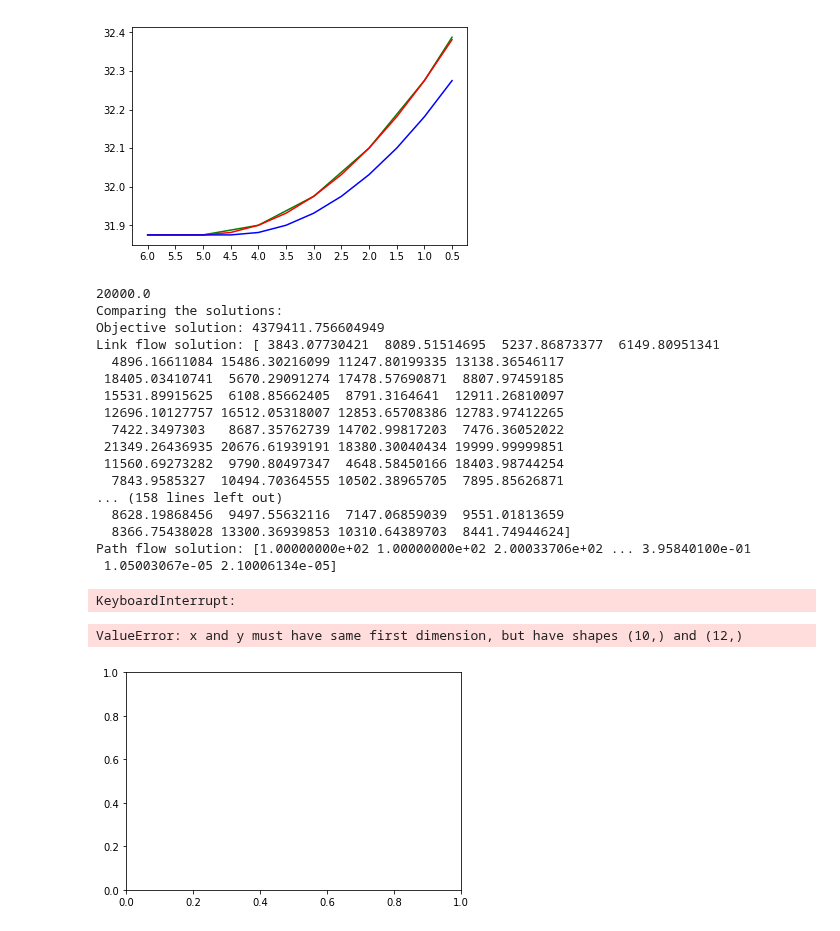
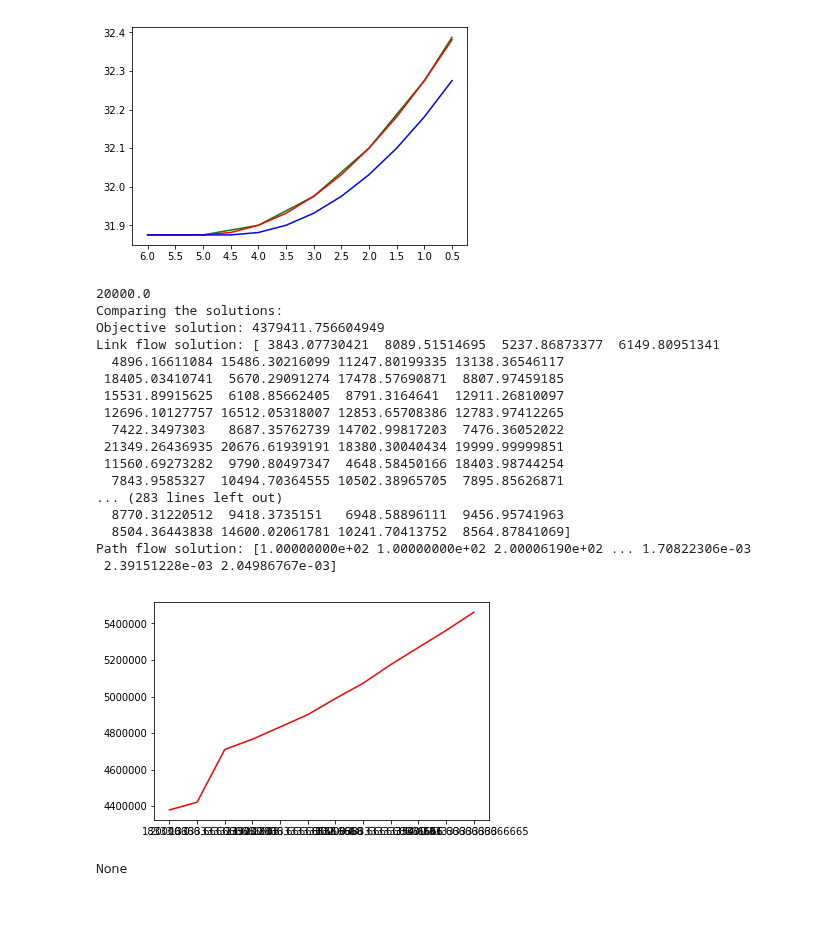
Before and after one commit to TheoCabannes/Traffic_network_framework, a Jupyter notebook: find_feasible.ipynb, the cells around one changed output. Saved outputs shown, nothing was run; the diff lists cells and outputs as text; code cells hidden in the pictures.

```diff
--- a/find_feasible.ipynb
+++ b/find_feasible.ipynb
@@ -267,7 +267,7 @@ u_old = u_old * 50000
 # path_flow_matrix_old, tt_f_old, delta, route2od = Frank_Wolf_solver.Frank_Wolf_solver(graph, demand, eps, nb_iter, -1)
 # f_old = delta.T @ path_flow_matrix_old
 
-nb_point = 10
+nb_point = 12
 # obj_feas = np.zeros(nb_point)
 obj_sol = np.zeros(nb_point)
 cap_array = np.zeros(nb_point)
@@ -282,8 +282,6 @@ for cap_tmp in range(nb_point):
     u = u_old.copy()
     u[27] = cap
     u[42] = cap
-    if cap <= 4000:
-        break
     # path_flow_matrix, tt_f, delta, route2od = Frank_Wolf_solver.Frank_Wolf_solver(graph, demand, eps, nb_iter, c)
     # delta = delta.T
     # f = delta @ path_flow_matrix
@@ -294,7 +292,19 @@ for cap_tmp in range(nb_point):
     delta = delta.T
     f_sol = delta @ path_flow_matrix
 
-    file.write(str(cap) + ", flow sol, " + str(f_sol) + "\n")
+    file2 = open("path_flow_" + str(cap) + ".txt", "w")
+    path_flow_matrix.tofile(file2, sep=",")
+    file2.close()
+
+    file3 = open("delta_" + str(cap) + ".txt", "w")
+    delta.T.tofile(file3, sep=",")
+    file3.close()
+
+    file.write("New run\n")
+    file.write("Route2od, " + str(route2od) + "\n")
+    file.write("Capacity, " + str(u) + "\n")
+    file.write("Travel time, " + str(tt_f) + "\n")
+    file.write("Flow sol, " + str(f_sol) + "\n\n")
     if debug:
         print("++++ TEST ++++")
         print(u_old)
@@ -351,18 +361,22 @@ Link flow solution: [ 3843.07730421  8089.51514695  5237.86873377  6149.80951341
  21349.26436935 20676.61939191 18380.30040434 19999.99999851
  11560.69273282  9790.80497347  4648.58450166 18403.98744254
   7843.9585327  10494.70364555 10502.38965705  7895.85626871
-... (158 lines left out)
-  8628.19868456  9497.55632116  7147.06859039  9551.01813659
-  8366.75438028 13300.36939853 10310.64389703  8441.74944624]
-Path flow solution: [1.00000000e+02 1.00000000e+02 2.00033706e+02 ... 3.95840100e-01
- 1.05003067e-05 2.10006134e-05]
+... (283 lines left out)
+  8770.31220512  9418.3735151   6948.58896111  9456.95741963
+  8504.36443838 14600.02061781 10241.70413752  8564.87841069]
+Path flow solution: [1.00000000e+02 1.00000000e+02 2.00006190e+02 ... 1.70822306e-03
+ 2.39151228e-03 2.04986767e-03]
-KeyboardInterrupt:
 # %%
-plt.plot(cap_array[::-1], obj_feas, color='green')
+# plt.plot(cap_array[::-1], obj_feas, color='green')
 plt.plot(cap_array[::-1], obj_sol, color='red')
 # plt.plot(cap_array[::-1], obj_dual, color='blue')
 plt.xticks(cap_array, cap_array[::-1])
 plt.show()
 # %% [output]
-ValueError: x and y must have same first dimension, but have shapes (10,) and (12,)
-[figure, old version]
+[figure, new version]
+# %%
+file = open("delta.txt", "w")
+print(delta.T.tofile(file, sep=","))
+file.close()
+# %% [output]
+None
```
Also changed, not shown: 31 other files.
